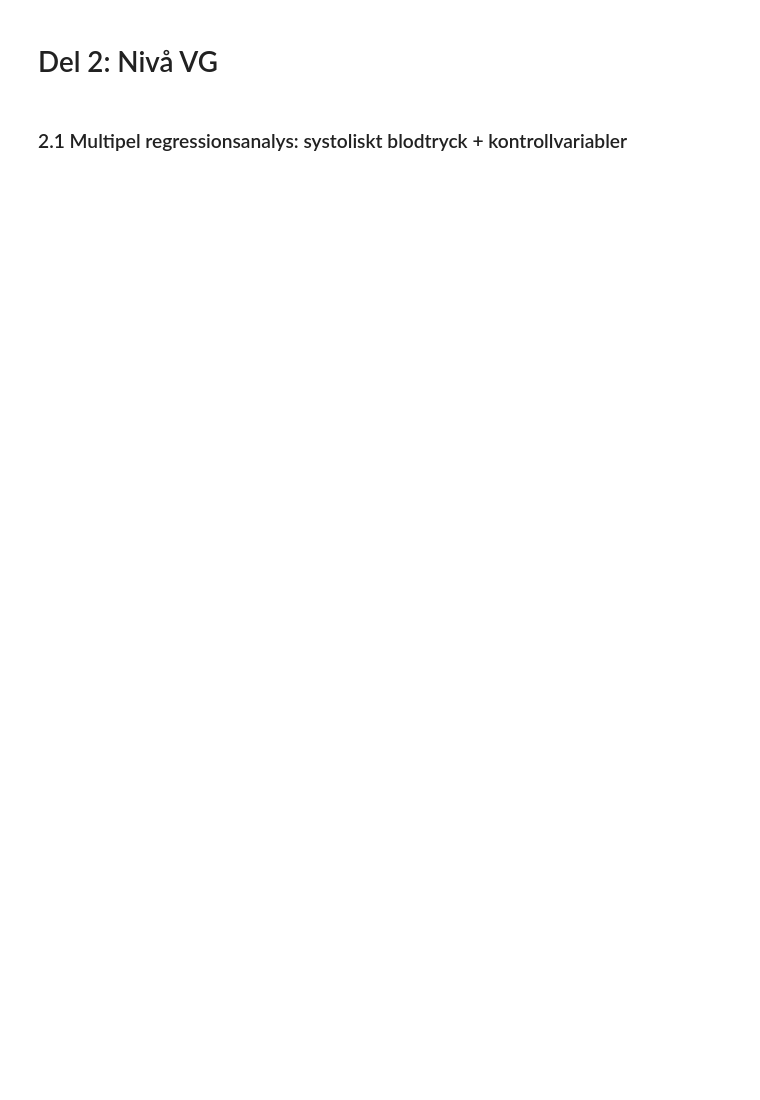
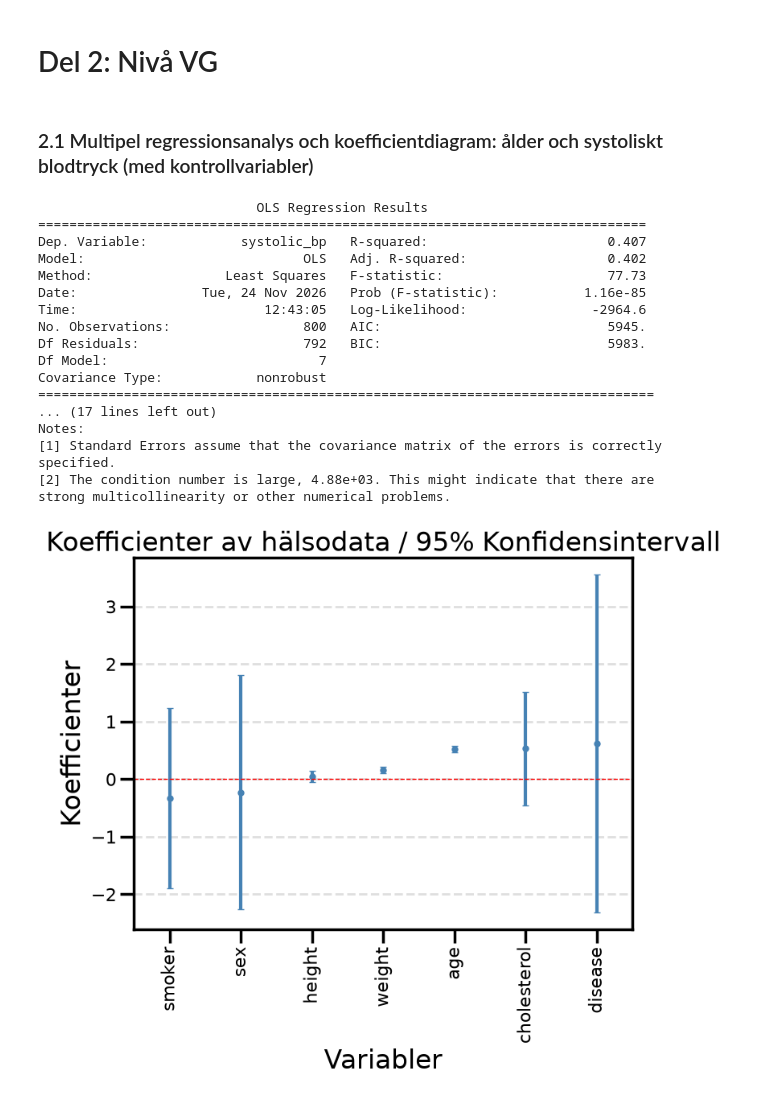
Before and after one commit to imadbensaidwork-design/individuell_inl-mningsuppgift_del1, a Jupyter notebook: notebooks/report.ipynb, the cells around one changed output. Saved outputs shown, nothing was run; the diff lists cells and outputs as text; code cells hidden in the pictures; blank space fills up the shorter version.

```diff
--- a/notebooks/report.ipynb
+++ b/notebooks/report.ipynb
@@ -237,4 +247,27 @@ Källor:
 # %% [markdown]
 # Del 2: Nivå VG
 # %% [markdown]
-### 2.1 Multipel regressionsanalys: systoliskt blodtryck + kontrollvariabler
+### 2.1 Multipel regressionsanalys och koefficientdiagram: ålder och systoliskt blodtryck (med kontrollvariabler)
+# %%
+from src.viz_class import Graphs
+multipel_regression_and_coefficientplot = Graphs(df)
+multipel_regression_and_coefficientplot.coefplot()
+# %% [output]
+                            OLS Regression Results
+==============================================================================
+Dep. Variable:            systolic_bp   R-squared:                       0.407
+Model:                            OLS   Adj. R-squared:                  0.402
+Method:                 Least Squares   F-statistic:                     77.73
+Date:                Tue, 24 Nov 2026   Prob (F-statistic):           1.16e-85
+Time:                        12:43:05   Log-Likelihood:                -2964.6
+No. Observations:                 800   AIC:                             5945.
+Df Residuals:                     792   BIC:                             5983.
+Df Model:                           7
+Covariance Type:            nonrobust
+===============================================================================
+... (17 lines left out)
+Notes:
+[1] Standard Errors assume that the covariance matrix of the errors is correctly specified.
+[2] The condition number is large, 4.88e+03. This might indicate that there are
+strong multicollinearity or other numerical problems.
+[figure, added]
```
Also changed, not shown: parts of 15 cells of this notebook, 3 other files.
